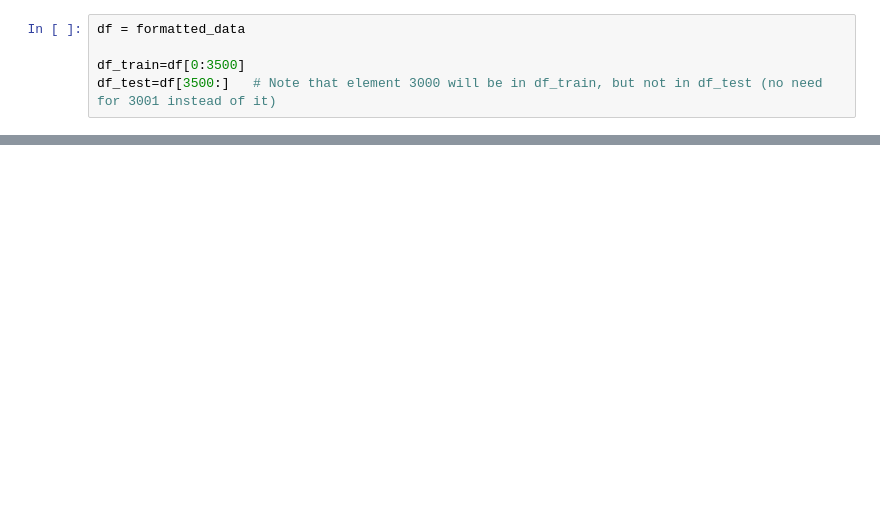
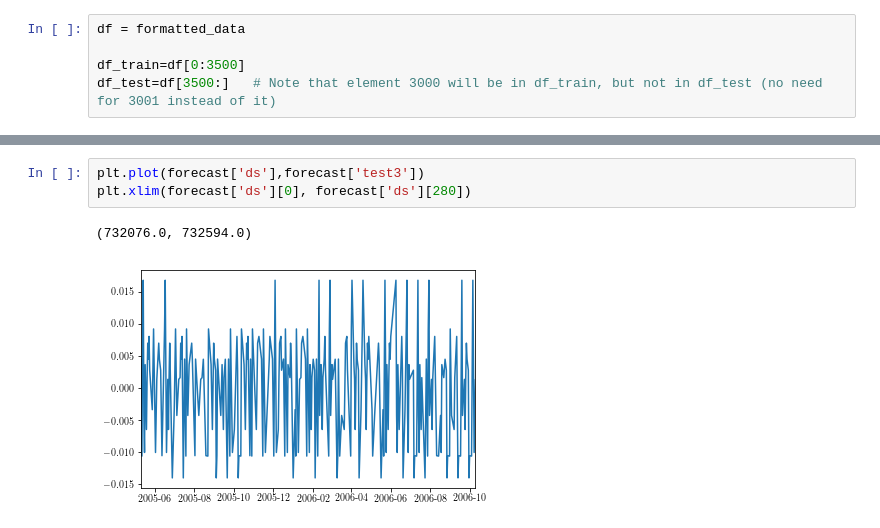
Before and after one commit to kcdage/prophet-rapidburster, a Jupyter notebook: test_fit_functions.ipynb, the cells around one changed output, grey strips where cells are left out. Saved outputs shown, nothing was run; the diff lists cells and outputs as text; blank space fills up the shorter version.

```diff
--- a/test_fit_functions.ipynb
+++ b/test_fit_functions.ipynb
@@ -110,0 +122,6 @@ plt.plot_date(Time(del_times,format='mjd',out_subfmt='date_hms').datetime[3501:]
+# %%
+plt.plot(forecast['ds'],forecast['test3'])
+plt.xlim(forecast['ds'][0], forecast['ds'][280])
+# %% [output]
+(732076.0, 732594.0)
+[figure, added]
```
Also changed, not shown: parts of 11 cells of this notebook.
